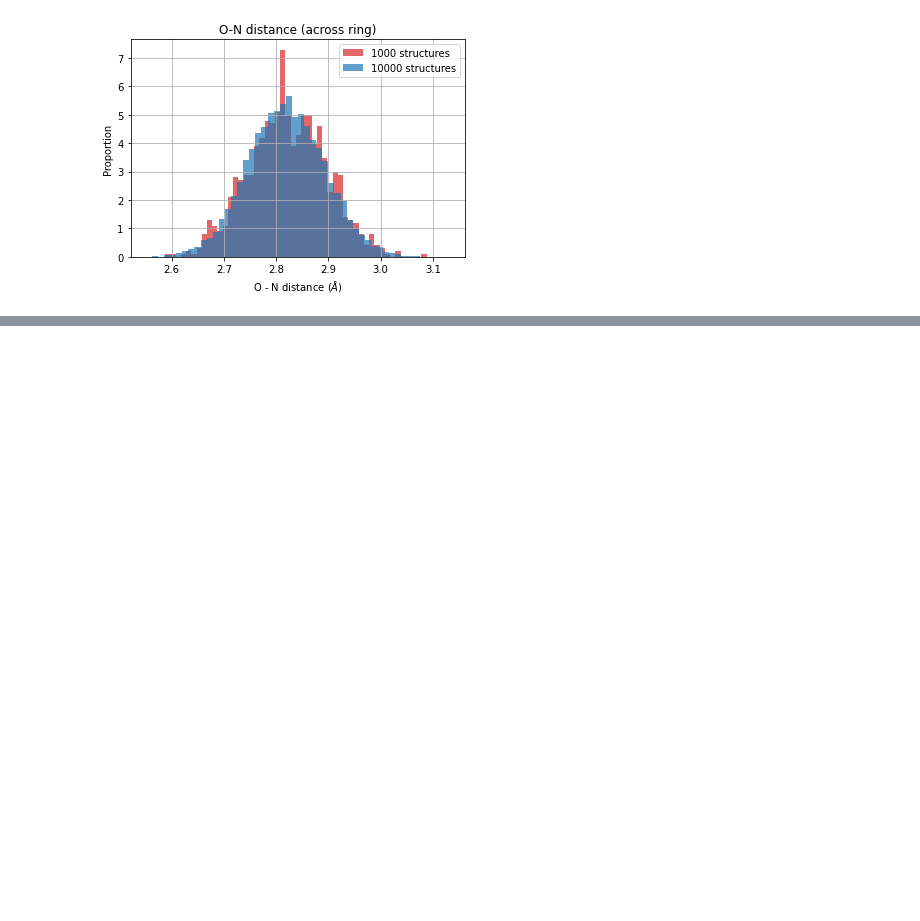
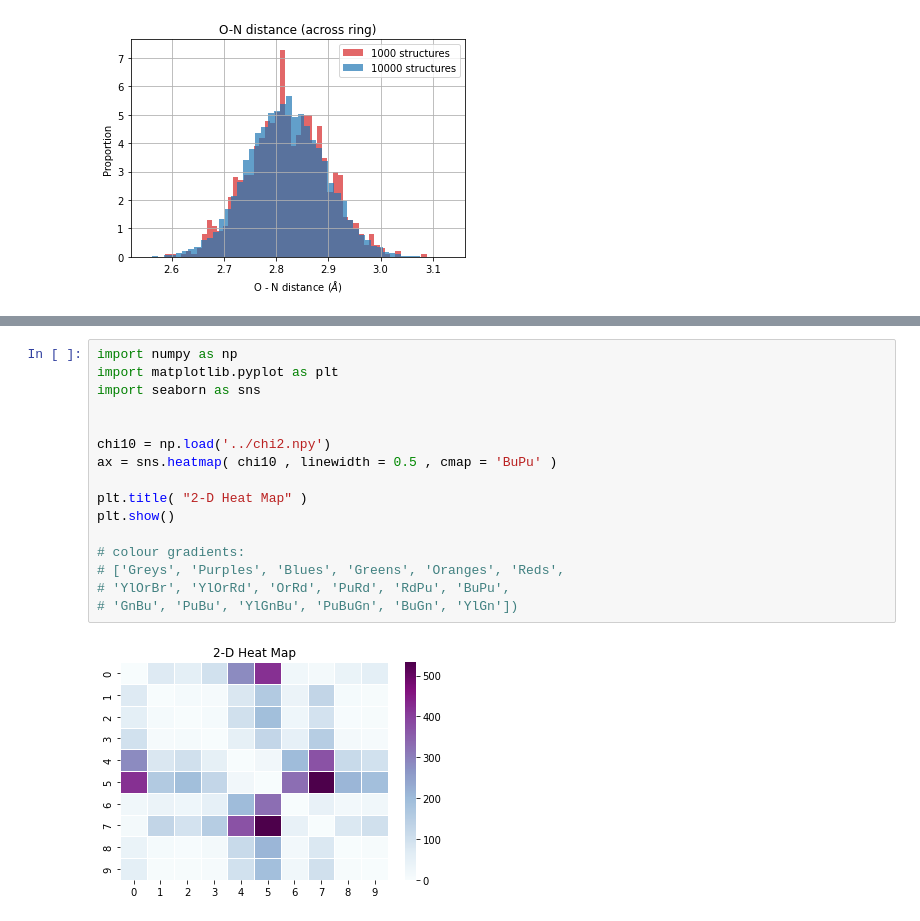
Before and after one commit to tnorthey/molecule, a Jupyter notebook: notebooks/bond_distances_histograms.ipynb, the cells around one changed output, grey strips where cells are left out. Saved outputs shown, nothing was run; the diff lists cells and outputs as text; blank space fills up the shorter version.

```diff
--- a/notebooks/bond_distances_histograms.ipynb
+++ b/notebooks/bond_distances_histograms.ipynb
@@ -98,0 +107,18 @@ plt.legend(('structure 1','structure 2'))
+# %%
+import numpy as np
+import matplotlib.pyplot as plt
+import seaborn as sns
+
+
+chi10 = np.load('../chi2.npy')
+ax = sns.heatmap( chi10 , linewidth = 0.5 , cmap = 'BuPu' )
+
+plt.title( "2-D Heat Map" )
+plt.show()
+
+# colour gradients:
+# ['Greys', 'Purples', 'Blues', 'Greens', 'Oranges', 'Reds',
+# 'YlOrBr', 'YlOrRd', 'OrRd', 'PuRd', 'RdPu', 'BuPu',
+# 'GnBu', 'PuBu', 'YlGnBu', 'PuBuGn', 'BuGn', 'YlGn'])
+# %% [output]
+[figure, added]
```
Also changed, not shown: parts of 1 cell of this notebook, 5 other files.
